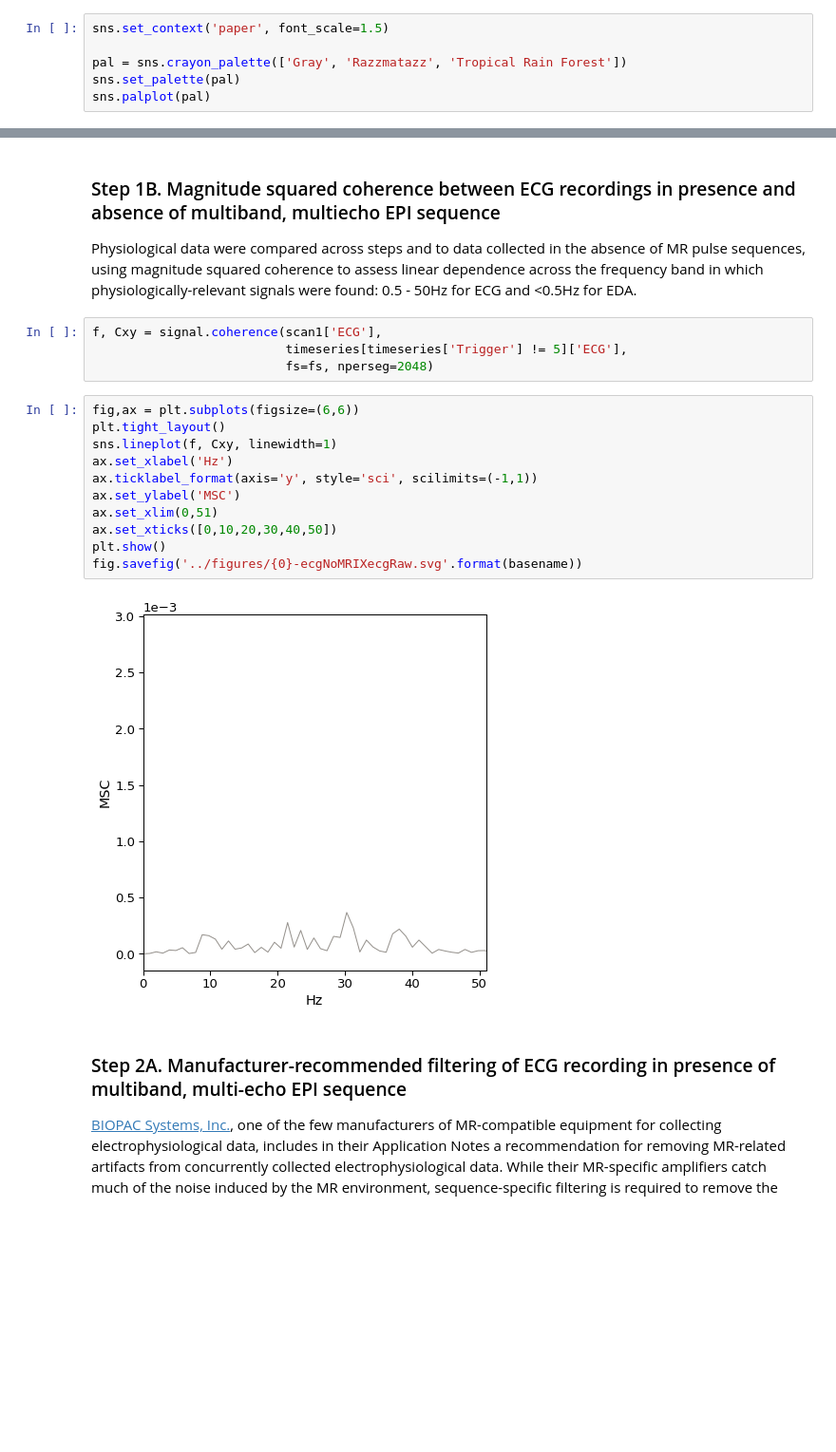
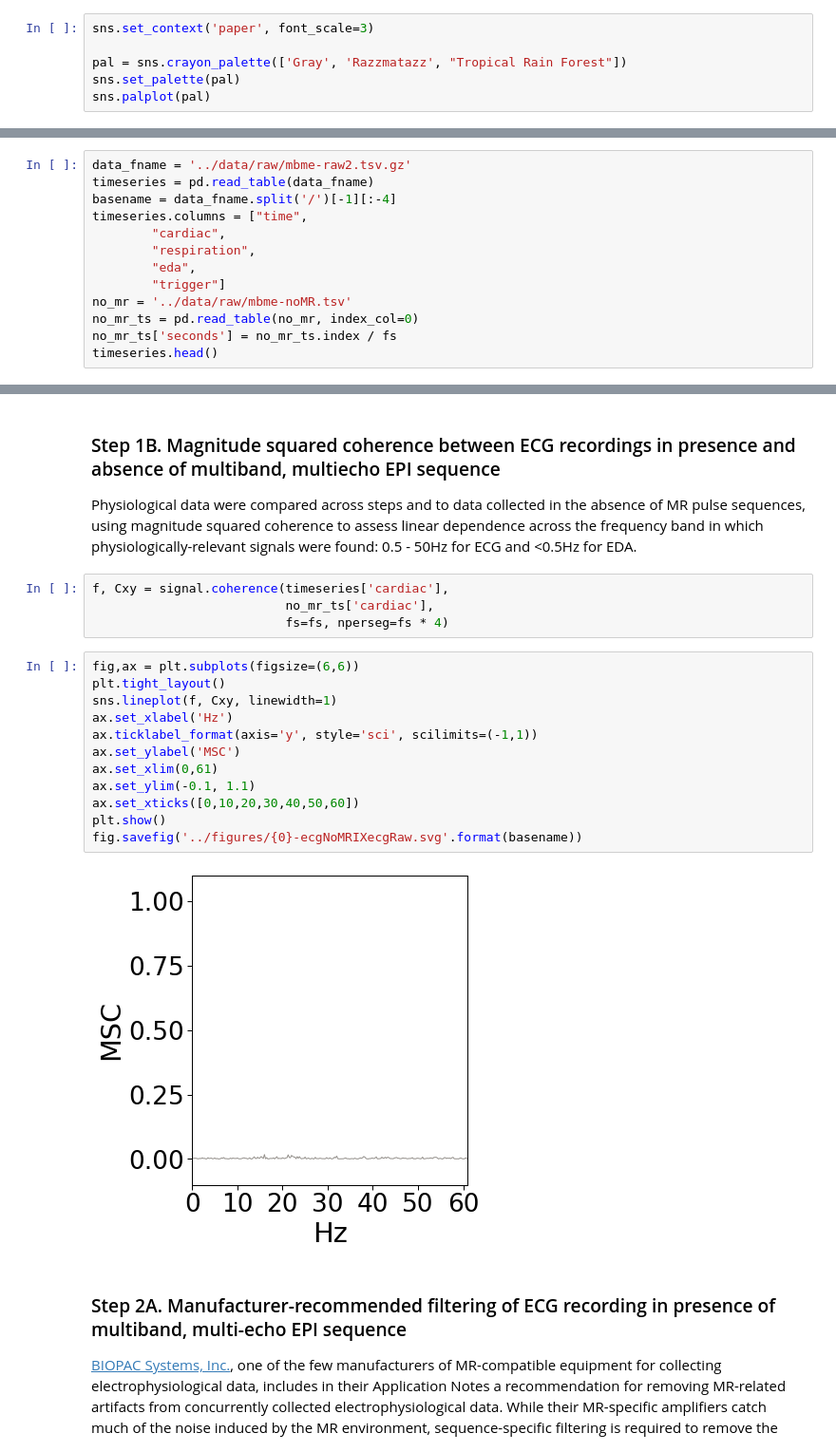
Before and after one commit to 62442katieb/mbme-physio-denoising, a Jupyter notebook: notebooks/denoising_ecg.ipynb, the cells around one changed output, grey strips where cells are left out. Shown at 95% size. Cells and saved outputs as stored; diff of their text form; blank space fills up the shorter version.

```diff
--- a/notebooks/denoising_ecg.ipynb
+++ b/notebooks/denoising_ecg.ipynb
@@ -40,9 +39,9 @@ Python version 3.8.9 (default, Jul 19 2021, 09:37:30)
 # %% [markdown]
 Creating color palette...
 # %%
-sns.set_context('paper', font_scale=1.5)
+sns.set_context('paper', font_scale=3)
 
-pal = sns.crayon_palette(['Gray', 'Razzmatazz', 'Tropical Rain Forest'])
+pal = sns.crayon_palette(['Gray', 'Razzmatazz', "Tropical Rain Forest"])
 sns.set_palette(pal)
 sns.palplot(pal)
 # %% [output]
@@ -523,0 +489,13 @@ timeseries.head()
+# %%
+data_fname = '../data/raw/mbme-raw2.tsv.gz'
+timeseries = pd.read_table(data_fname)
+basename = data_fname.split('/')[-1][:-4]
+timeseries.columns = ["time",
+        "cardiac",
+        "respiration",
+        "eda",
+        "trigger"]
+no_mr = '../data/raw/mbme-noMR.tsv'
+no_mr_ts = pd.read_table(no_mr, index_col=0)
+no_mr_ts['seconds'] = no_mr_ts.index / fs
+timeseries.head()
@@ -633,22 +559,23 @@ plot_raw(scan1['ECG'].values[:100000],
 ### Step 1B. Magnitude squared coherence between ECG recordings in presence and absence of multiband, multiecho EPI sequence
 Physiological data were compared across steps and to data collected in the absence of MR pulse sequences, using magnitude squared coherence to assess linear dependence across the frequency band in which physiologically-relevant signals were found:  0.5 - 50Hz for ECG and <0.5Hz for EDA.
 # %%
-f, Cxy = signal.coherence(scan1['ECG'],
-                          timeseries[timeseries['Trigger'] != 5]['ECG'],
-                          fs=fs, nperseg=2048)
+f, Cxy = signal.coherence(timeseries['cardiac'],
+                          no_mr_ts['cardiac'],
+                          fs=fs, nperseg=fs * 4)
 # %%
 fig,ax = plt.subplots(figsize=(6,6))
 plt.tight_layout()
 sns.lineplot(f, Cxy, linewidth=1)
 ax.set_xlabel('Hz')
 ax.ticklabel_format(axis='y', style='sci', scilimits=(-1,1))
 ax.set_ylabel('MSC')
-ax.set_xlim(0,51)
-ax.set_xticks([0,10,20,30,40,50])
+ax.set_xlim(0,61)
+ax.set_ylim(-0.1, 1.1)
+ax.set_xticks([0,10,20,30,40,50,60])
 plt.show()
 fig.savefig('../figures/{0}-ecgNoMRIXecgRaw.svg'.format(basename))
 # %% [output]
-[figure, old version]
+[figure, new version]
 # %% [markdown]
 ### Step 2A. Manufacturer-recommended filtering of ECG recording in presence of multiband, multi-echo EPI sequence
 <a href="www.biopac.com">BIOPAC Systems, Inc.</a>, one of the few manufacturers of MR-compatible equipment for collecting electrophysiological data, includes in their Application Notes a recommendation for removing MR-related artifacts from concurrently collected electrophysiological data. While their MR-specific amplifiers catch much of the noise induced by the MR environment, sequence-specific filtering is required to remove the rest. Their recommendations (devised from data collected during single-band, single-echo fMRI sequences) suggest applying a comb band-stop filter centered at the slice collection frequence (calculated as # slices divided by the TR in seconds) and its harmonics up to the Nyquist frequency. We have applied an equivalent filter here to test this approach's efficacy at removing MR-related artifacts from data collected during a multiband, multi-echo fMRI sequence.
```
Also changed, not shown: parts of 61 cells of this notebook, 1 other file.
